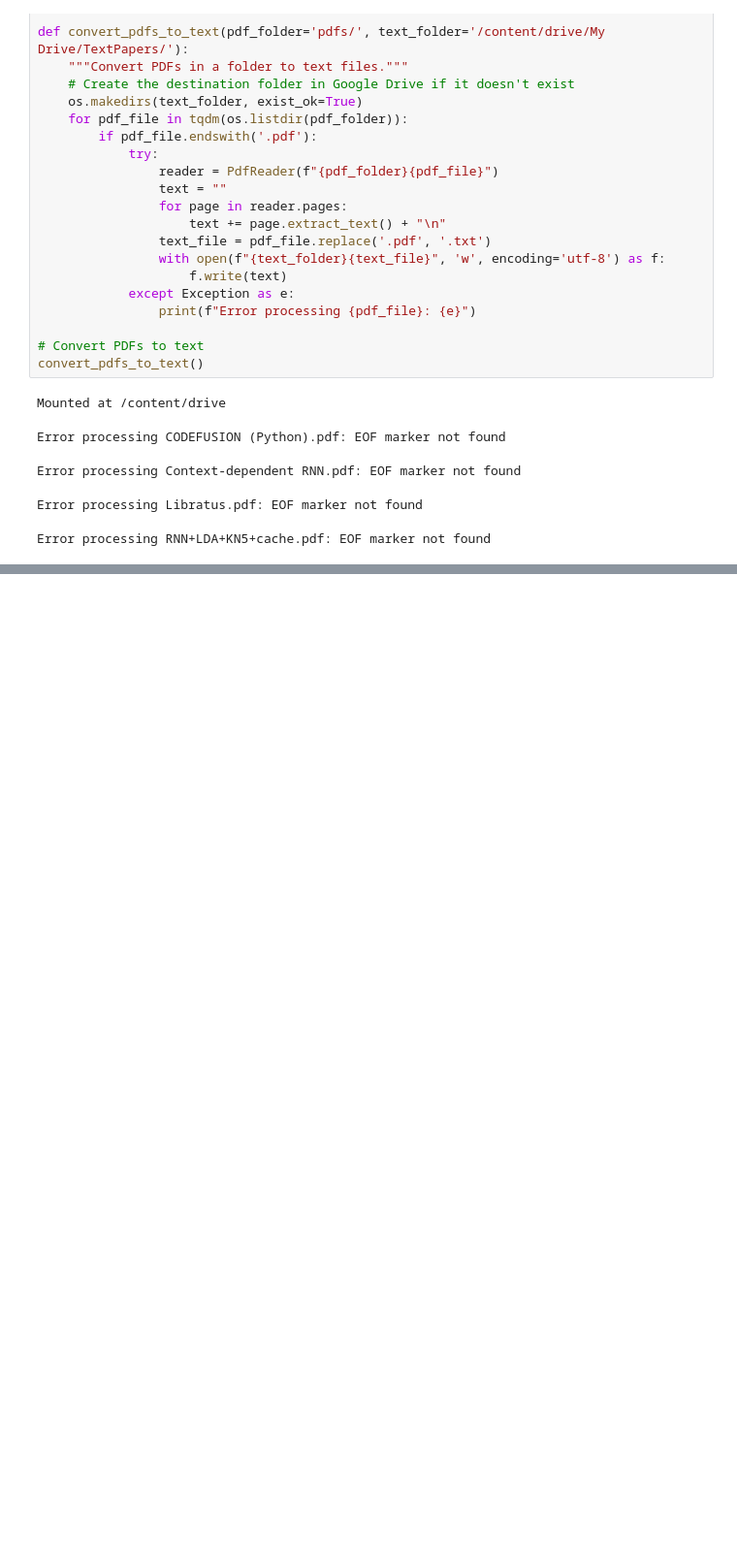
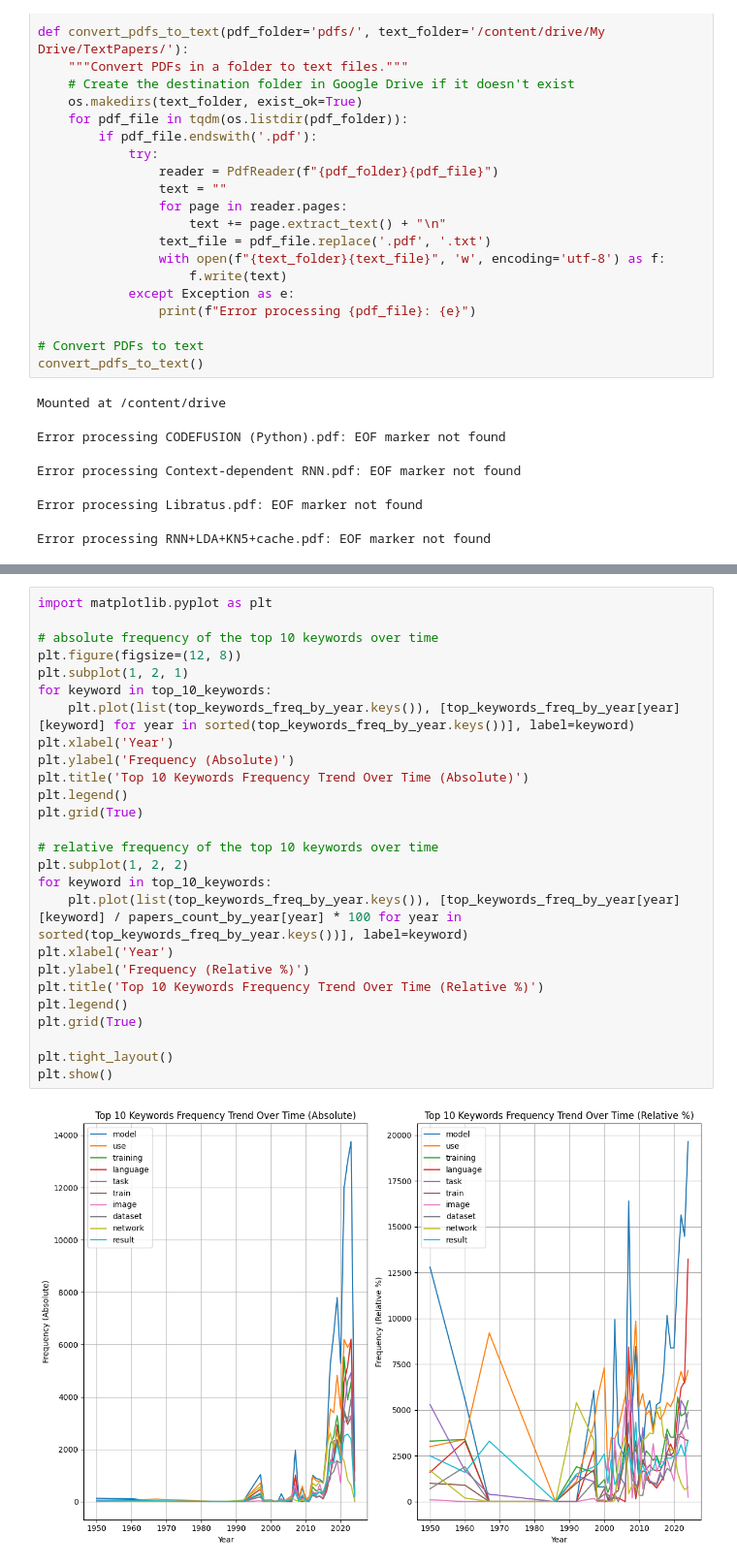
Before and after one commit to atrisovic/citation-study, a Jupyter notebook: Keyword_Extraction.ipynb, the cells around one changed output, grey strips where cells are left out. Shown: that part at 97% size. Drawn from its saved outputs; the diff is of its cells as text; blank space fills up the shorter version.

```diff
--- a/Keyword_Extraction.ipynb
+++ b/Keyword_Extraction.ipynb
@@ -351,0 +438,28 @@ Warning: No matching entry found in dataset for text file 'Flan T5-XXL + BLIP-2.
+# %%
+import matplotlib.pyplot as plt
+
+# absolute frequency of the top 10 keywords over time
+plt.figure(figsize=(12, 8))
+plt.subplot(1, 2, 1)
+for keyword in top_10_keywords:
+    plt.plot(list(top_keywords_freq_by_year.keys()), [top_keywords_freq_by_year[year][keyword] for year in sorted(top_keywords_freq_by_year.keys())], label=keyword)
+plt.xlabel('Year')
+plt.ylabel('Frequency (Absolute)')
+plt.title('Top 10 Keywords Frequency Trend Over Time (Absolute)')
+plt.legend()
+plt.grid(True)
+
+# relative frequency of the top 10 keywords over time
+plt.subplot(1, 2, 2)
+for keyword in top_10_keywords:
+    plt.plot(list(top_keywords_freq_by_year.keys()), [top_keywords_freq_by_year[year][keyword] / papers_count_by_year[year] * 100 for year in sorted(top_keywords_freq_by_year.keys())], label=keyword)
+plt.xlabel('Year')
+plt.ylabel('Frequency (Relative %)')
+plt.title('Top 10 Keywords Frequency Trend Over Time (Relative %)')
+plt.legend()
+plt.grid(True)
+
+plt.tight_layout()
+plt.show()
+# %% [output]
+[figure, added]
```
Also changed, not shown: parts of 5 cells of this notebook, 2 other files.
